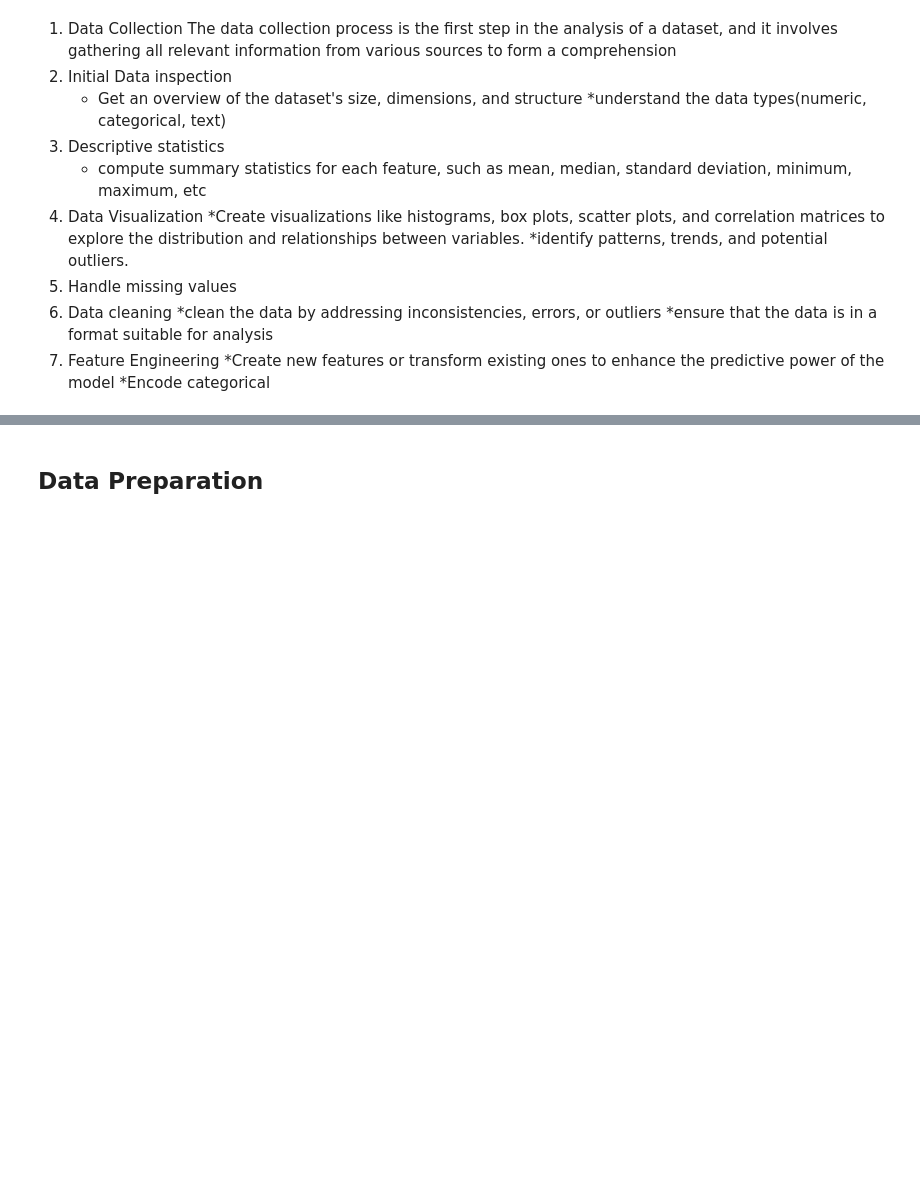
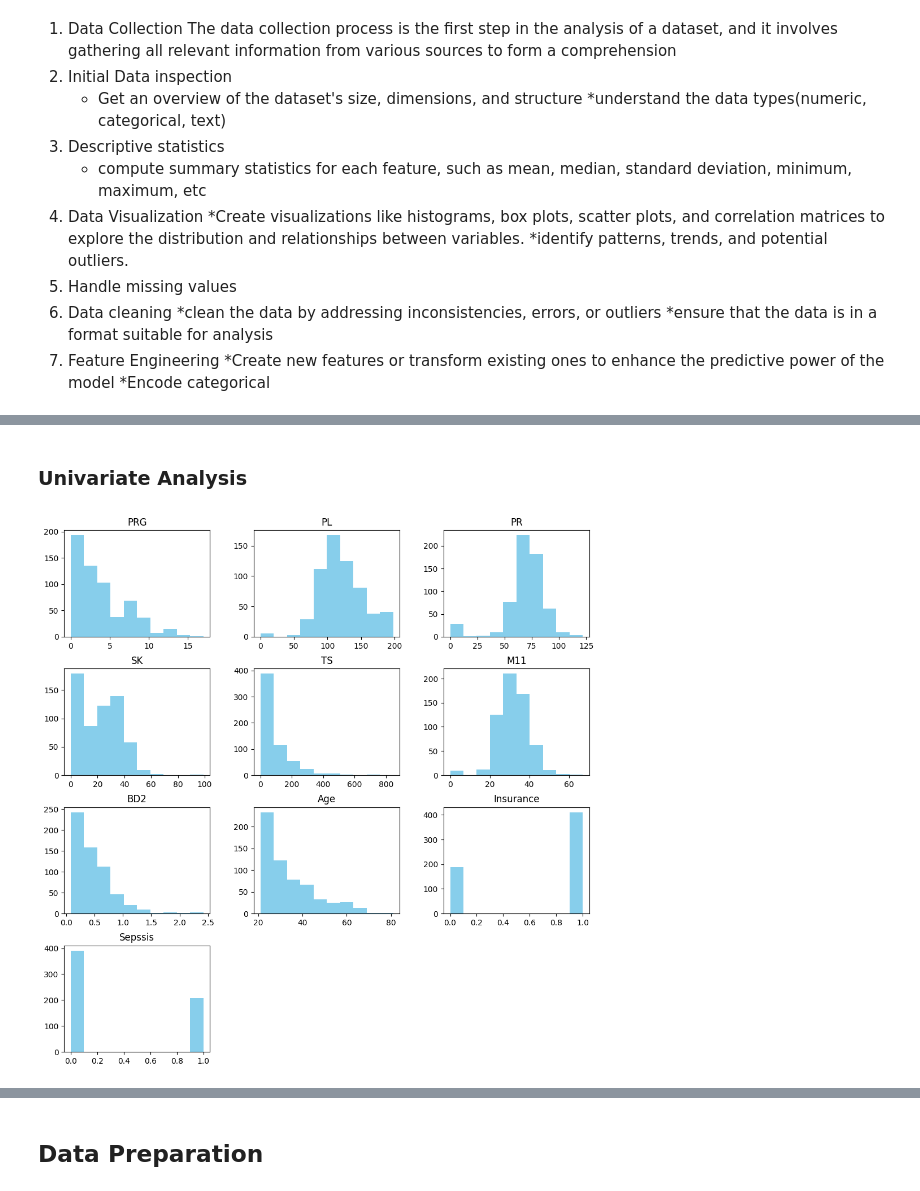
Before and after one commit to sethsot/P6-API_for_ML_model, a Jupyter notebook: machine_learning.ipynb, the cells around one changed output, grey strips where cells are left out. Saved outputs shown, nothing was run; the diff lists cells and outputs as text; code cells hidden in the pictures; blank space fills up the shorter version.

Commit message:
complete 3 models

```diff
--- a/machine_learning.ipynb
+++ b/machine_learning.ipynb
@@ -66,0 +85,5 @@ import seaborn as sns
+# %%
+# Import Dataset
+
+df=pd.read_csv(r'C:\Users\lenovo\Desktop\Azubi\Project_P6\P6-API_for_ML_model\Dataset\Paitients_Files_Train.csv')
+df_test=pd.read_csv('Dataset\Paitients_Files_Test.csv')
@@ -66,0 +135,3 @@ import seaborn as sns
+# %%
+df.drop('ID', axis=1, inplace=True)
+df.info()
@@ -66,0 +156,3 @@ import seaborn as sns
+# %%
+# Map 'Positive' to 1 and 'Negative' to 0
+df['Sepssis'] = df['Sepssis'].map({'Positive': 1, 'Negative': 0})
@@ -66,0 +248,7 @@ import seaborn as sns
+# %% [markdown]
+### Univariate Analysis
+# %%
+df.hist(figsize=(12,12), grid=False, color='skyblue')
+plt.show()
+# %% [output]
+[figure, added]
```
Also changed, not shown: parts of 36 cells of this notebook, 4 other files.
